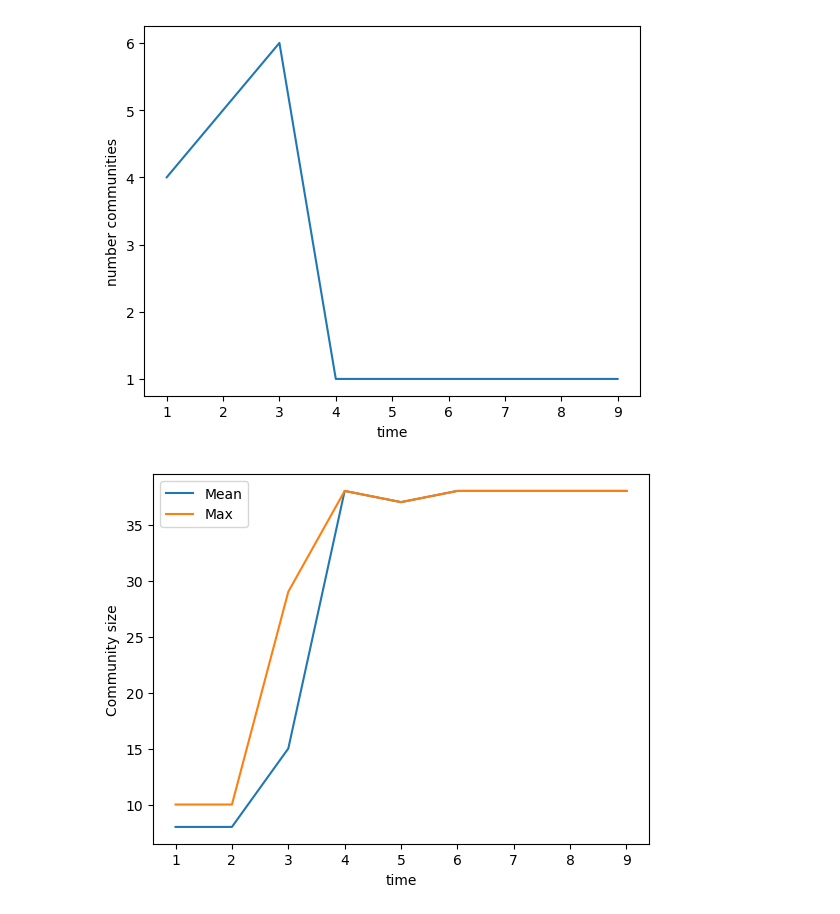
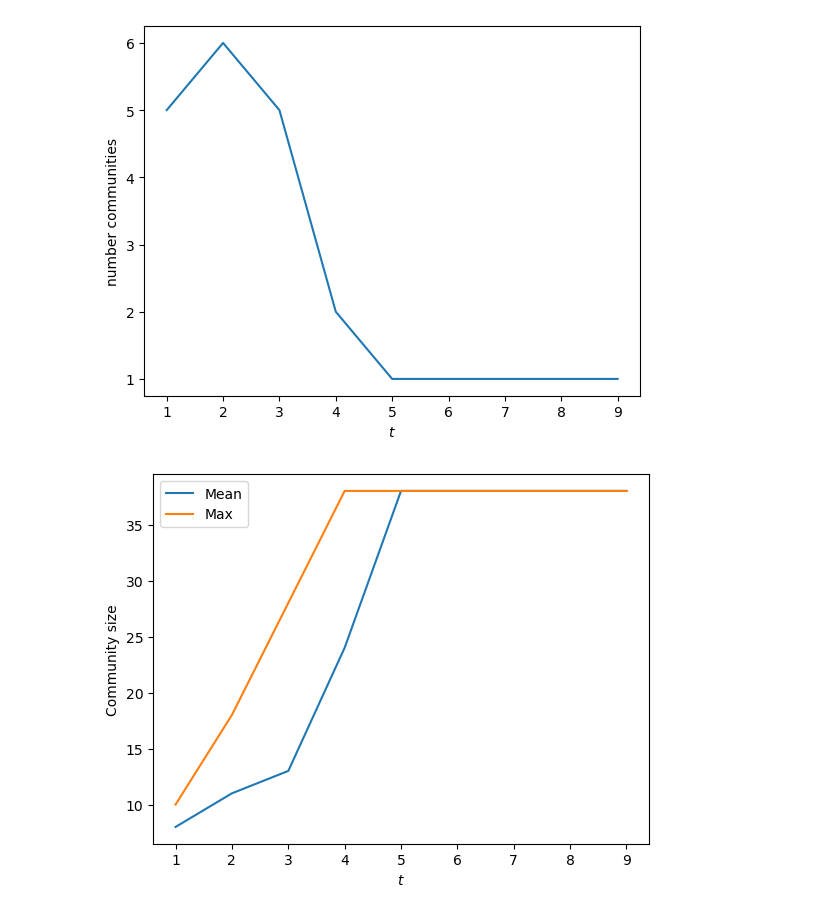
Before and after one commit to barahona-research-group/severability, a Jupyter notebook: notebooks/Example_4.ipynb, the cells around one changed output. Cells and saved outputs as stored; diff of their text form; code cells hidden in the pictures.

```diff
--- a/notebooks/Example_4.ipynb
+++ b/notebooks/Example_4.ipynb
@@ -40,3 +19,10 @@ nx.draw(G,with_labels=True)
+# %%
+# get adjacency matrix and convert to np.matrix
+A = nx.to_numpy_array(G)
+A = np.matrix(A)
+
+# compute transition matrix
+P = severability.transition_matrix(A)
 # %%
 times = np.arange(1,10,1)
 n_communities = np.zeros_like(times)
@@ -55,16 +41,16 @@ for i in tqdm(range(len(times))):
 # %%
 fig, ax = plt.subplots(1)
 ax.plot(times,n_communities)
-ax.set(xlabel="time", ylabel="number communities")
+ax.set(xlabel="$t$", ylabel="number communities")
 plt.show()
 # %% [output]
-[figure, old version]
+[figure, new version]
 # %%
 fig, ax = plt.subplots(1)
 ax.plot(times,mean_s_communities,label="Mean")
 ax.plot(times,max_s_communities,label="Max")
-ax.set(xlabel="time", ylabel="Community size")
+ax.set(xlabel="$t$", ylabel="Community size")
 ax.legend()
 plt.show()
 # %% [output]
-[figure, old version]
+[figure, new version]
```
Also changed, not shown: parts of 7 cells of this notebook, 3 other files.
